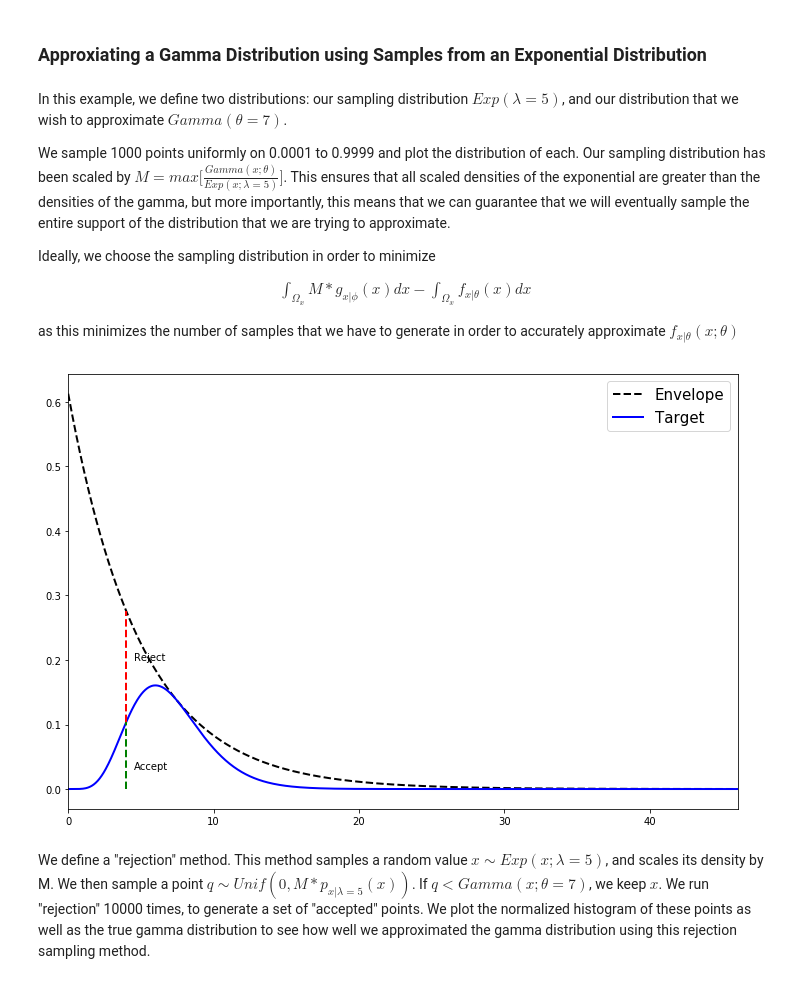
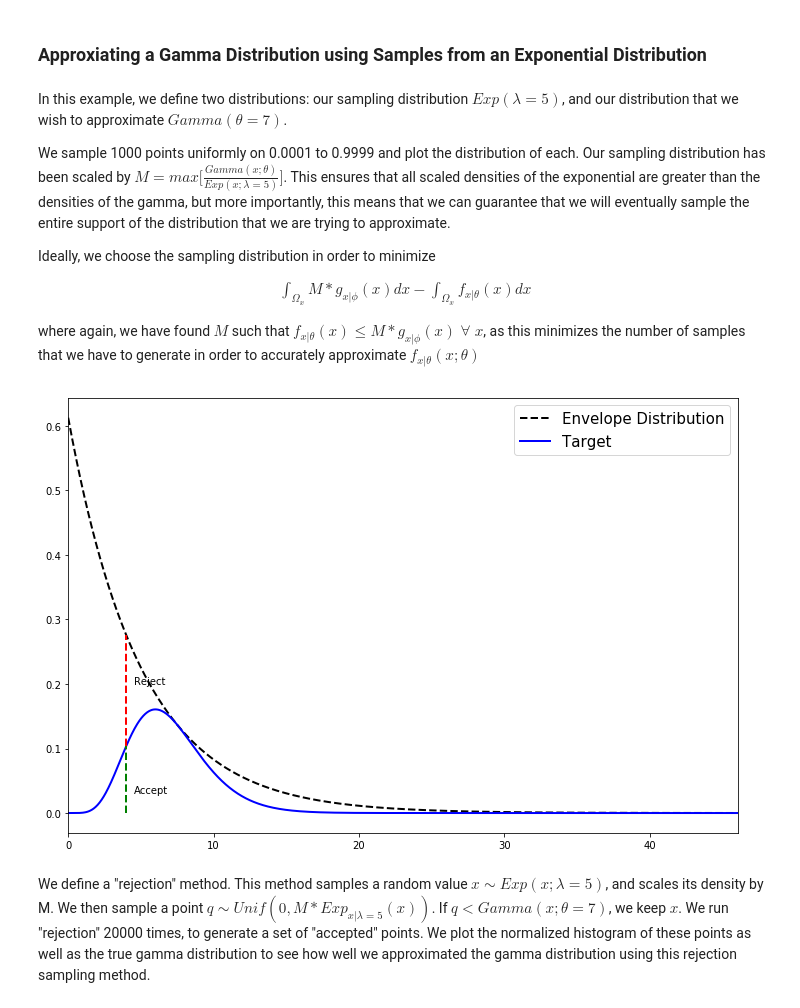
Before and after one commit to kristianeschenburg/RejectionSampling, a Jupyter notebook: RejectionSampling.ipynb, the cells around one changed output. Saved outputs shown, nothing was run; the diff lists cells and outputs as text; code cells hidden in the pictures.

```diff
--- a/RejectionSampling.ipynb
+++ b/RejectionSampling.ipynb
@@ -27,7 +27,7 @@ Ideally, we choose the sampling distribution in order to minimize
 \int_{\Omega_{x}} M*g_{x|\phi}(x) dx - \int _{\Omega_{x}} f_{x|\theta}(x) dx
 \end{align}
 
-as this minimizes the number of samples that we have to generate in order to accurately approximate $f_{x|\theta}(x; \theta)$
+where again, we have found $M$ such that $f_{x|\theta}(x) \leq M*g_{x|\phi}(x) \; \forall \; x$, as this minimizes the number of samples that we have to generate in order to accurately approximate $f_{x|\theta}(x; \theta)$
 # %%
 import pandas as pd
 from scipy import stats
@@ -38,31 +38,31 @@ import matplotlib.pyplot as plt
 # %%
 # define sampling and approximating distributions
 E = stats.expon(scale=5)
 G = stats.gamma(7)
 
 x = np.linspace(min(G.ppf(0.0001),E.ppf(0.0001)),
                 max(G.ppf(0.9999),E.ppf(0.9999)),1000)
 
 # compute densities of both distributions
 e_samples = E.pdf(x)
 g_samples = G.pdf(x)
 
 # compute scalar M
 M = max(g_samples/e_samples)
 
-df = pd.DataFrame({'Target': g_samples, 'Envelope': M * e_samples}, index=x)
+df = pd.DataFrame({'Target': g_samples, 'Envelope Distribution': M * e_samples}, index=x)
 ax = df.plot(style=['--', '-'], color=['black', 'blue'],
              figsize=(12,8), linewidth=2.0);
 
 ax.plot((4,4), (0, G.pdf(4)), 'g--', linewidth=2.0);
 ax.plot((4,4), (G.pdf(4), M * E.pdf(4)), 'r--', linewidth=2.0);
 ax.text(4.5, 0.20, 'Reject');
 ax.text(4.5, 0.03, 'Accept');
 ax.legend(fontsize=15);
 # %% [output]
-[figure, old version]
+[figure, new version]
 # %% [markdown]
-We define a "rejection" method.  This method samples a random value $x \sim Exp(x;\lambda = 5)$, and scales its density by M.  We then sample a point $q \sim Unif(0,M*p_{x|\lambda = 5}(x))$.  If $q < Gamma(x; \theta=7)$, we keep $x$.  We run "rejection" 10000 times, to generate a set of "accepted" points.  We plot the normalized histogram of these points as well as the true gamma distribution to see how well we approximated the gamma distribution using this rejection sampling method.
+We define a "rejection" method.  This method samples a random value $x \sim Exp(x;\lambda = 5)$, and scales its density by M.  We then sample a point $q \sim Unif(0,M*Exp_{x|\lambda = 5}(x))$.  If $q < Gamma(x; \theta=7)$, we keep $x$.  We run "rejection" 20000 times, to generate a set of "accepted" points.  We plot the normalized histogram of these points as well as the true gamma distribution to see how well we approximated the gamma distribution using this rejection sampling method.
 # %%
 def rejection():
     while True:
```
Also changed, not shown: parts of 4 cells of this notebook.
